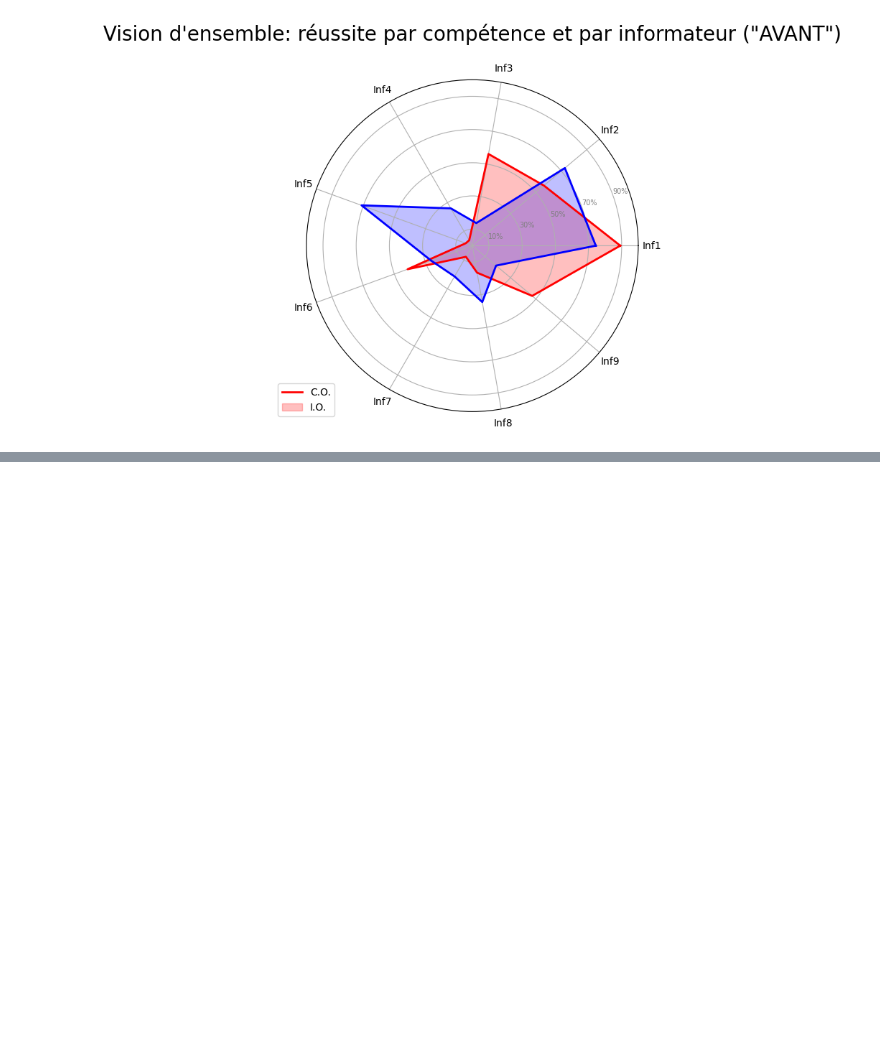
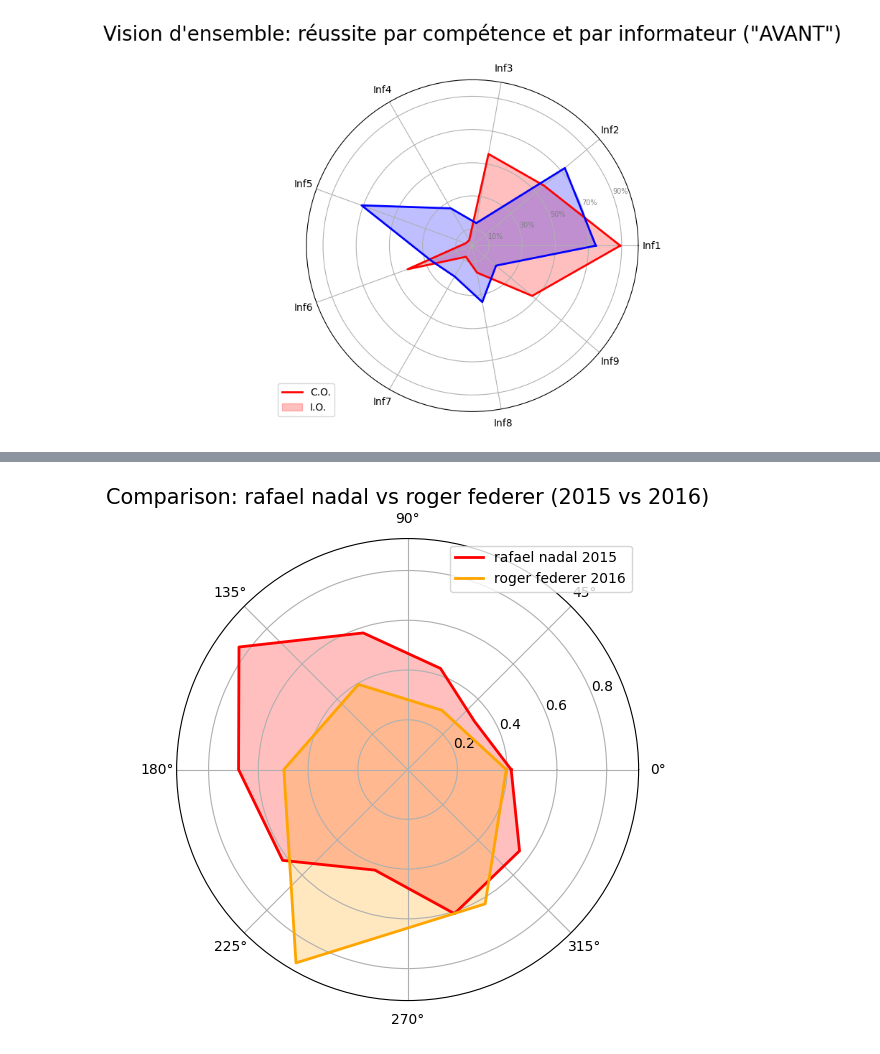
Before and after one commit to henrifabre123/tennisML, a Jupyter notebook: Visualisation.ipynb, the cells around one changed output, grey strips where cells are left out. Cells and saved outputs as stored; diff of their text form; code cells hidden in the pictures; blank space fills up the shorter version.

```diff
--- a/Visualisation.ipynb
+++ b/Visualisation.ipynb
@@ -513,3 +514,24 @@ ax.legend(['C.O.', 'I.O.'], loc='upper right', bbox_to_anchor=(0.1, 0.1))
 plt.show()
 # %% [output]
 [figure]
+# %%
+import plotly.express as px
+
+# Example dataset
+data = {
+    'Shots per Set': [100, 200, 300],  # Replace with your actual data
+    'Points per Set': [50, 60, 70],     # Replace with your actual data
+    'Player Name': ['Player 1', 'Player 2', 'Player 3']  # Replace with your actual data
+}
+
+# Create a DataFrame
+df = pd.DataFrame(data)
+
+# Create a scatter plot
+fig = px.scatter(df, x='Shots per Set', y='Points per Set', text='Player Name', hover_data=['Player Name'])
+
+# Make the plot interactive by showing the player's name when you hover over a point
+fig.update_traces(textposition='top center')
+
+# Show the figure
+fig.show()
@@ -515,0 +663,4 @@ plt.show()
+# %%
+generate_comparison_radar_chart("rafael nadal","roger federer",2015,2016)
+# %% [output]
+[figure, added]
```
Also changed, not shown: parts of 3 cells of this notebook.
